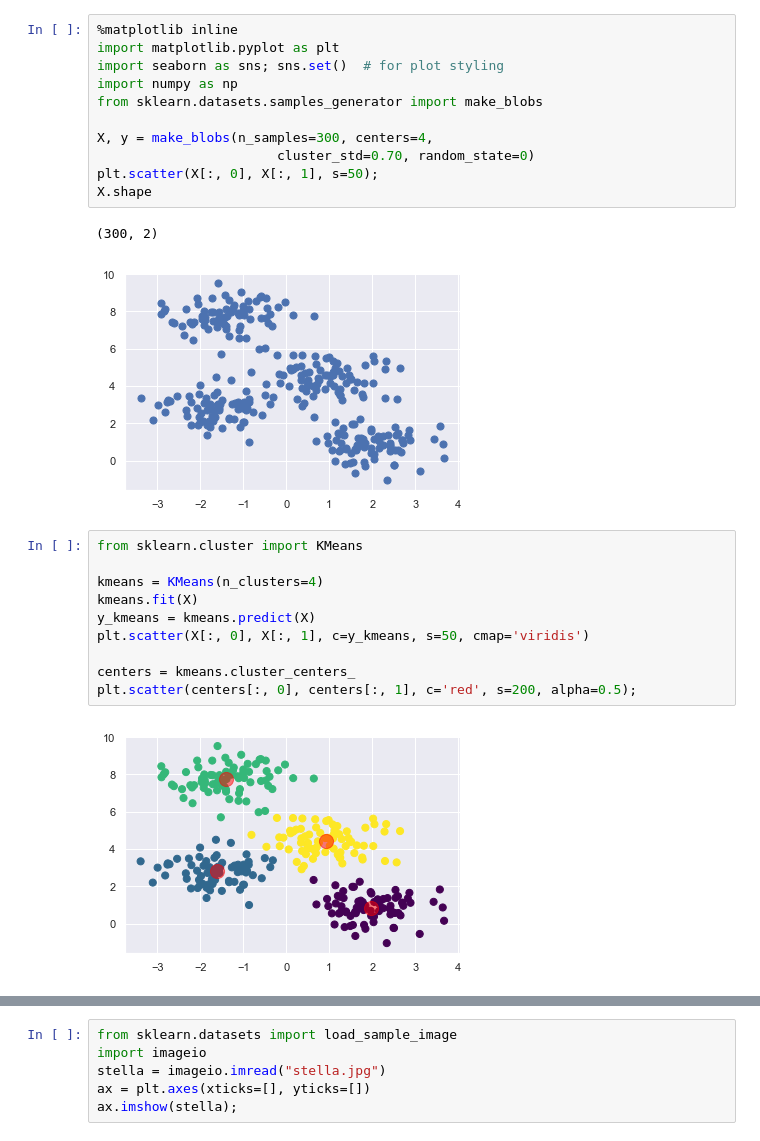
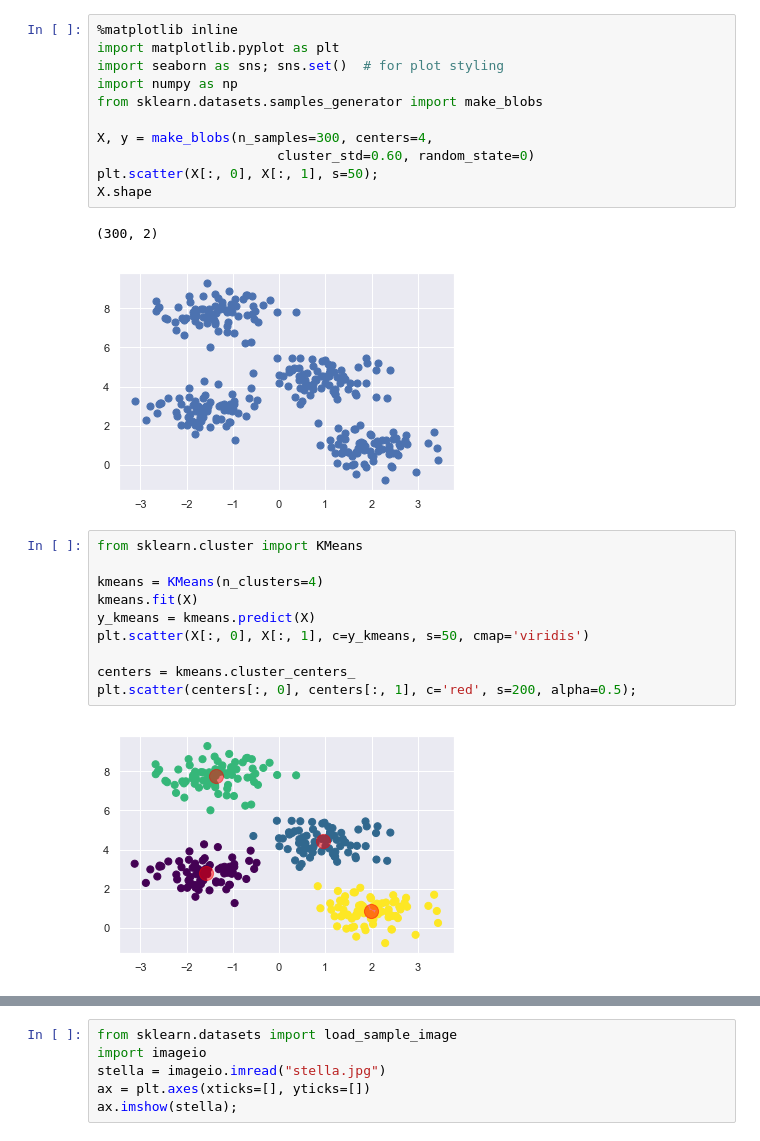
Before and after one commit to zhaoyi0113/machine-learning, a Jupyter notebook: beginner/kmeans/sample/sample.ipynb, the cells around one changed output, grey strips where cells are left out. Cells and saved outputs as stored; diff of their text form.

```diff
--- a/beginner/kmeans/sample/sample.ipynb
+++ b/beginner/kmeans/sample/sample.ipynb
@@ -1,17 +1,17 @@
 # %%
 %matplotlib inline
 import matplotlib.pyplot as plt
 import seaborn as sns; sns.set()  # for plot styling
 import numpy as np
 from sklearn.datasets.samples_generator import make_blobs
 
 X, y = make_blobs(n_samples=300, centers=4,
-                       cluster_std=0.70, random_state=0)
+                       cluster_std=0.60, random_state=0)
 plt.scatter(X[:, 0], X[:, 1], s=50);
 X.shape
 # %% [output]
 (300, 2)
-[figure, old version]
+[figure, new version]
 # %%
 from sklearn.cluster import KMeans
 
@@ -23,4 +23,4 @@ plt.scatter(X[:, 0], X[:, 1], c=y_kmeans, s=50, cmap='viridis')
 centers = kmeans.cluster_centers_
 plt.scatter(centers[:, 0], centers[:, 1], c='red', s=200, alpha=0.5);
 # %% [output]
-[figure, old version]
+[figure, new version]
```
Also changed, not shown: parts of 2 cells of this notebook.
